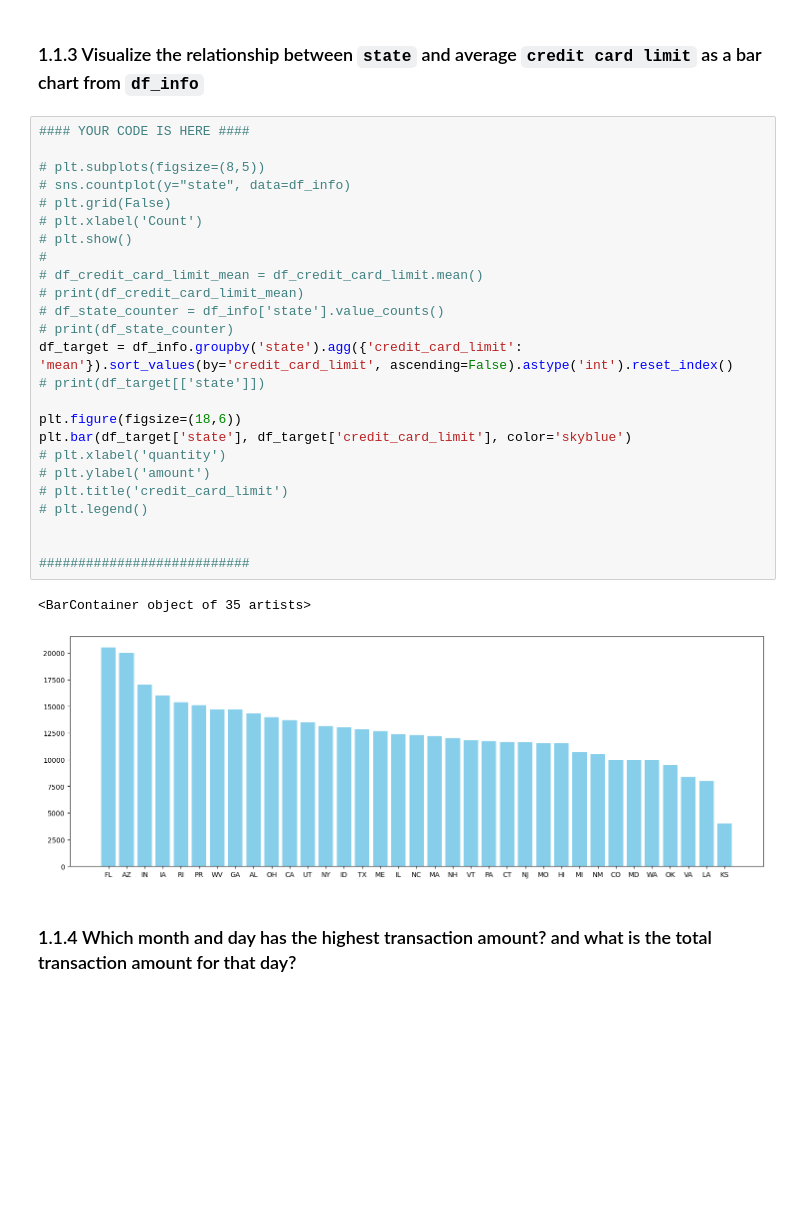
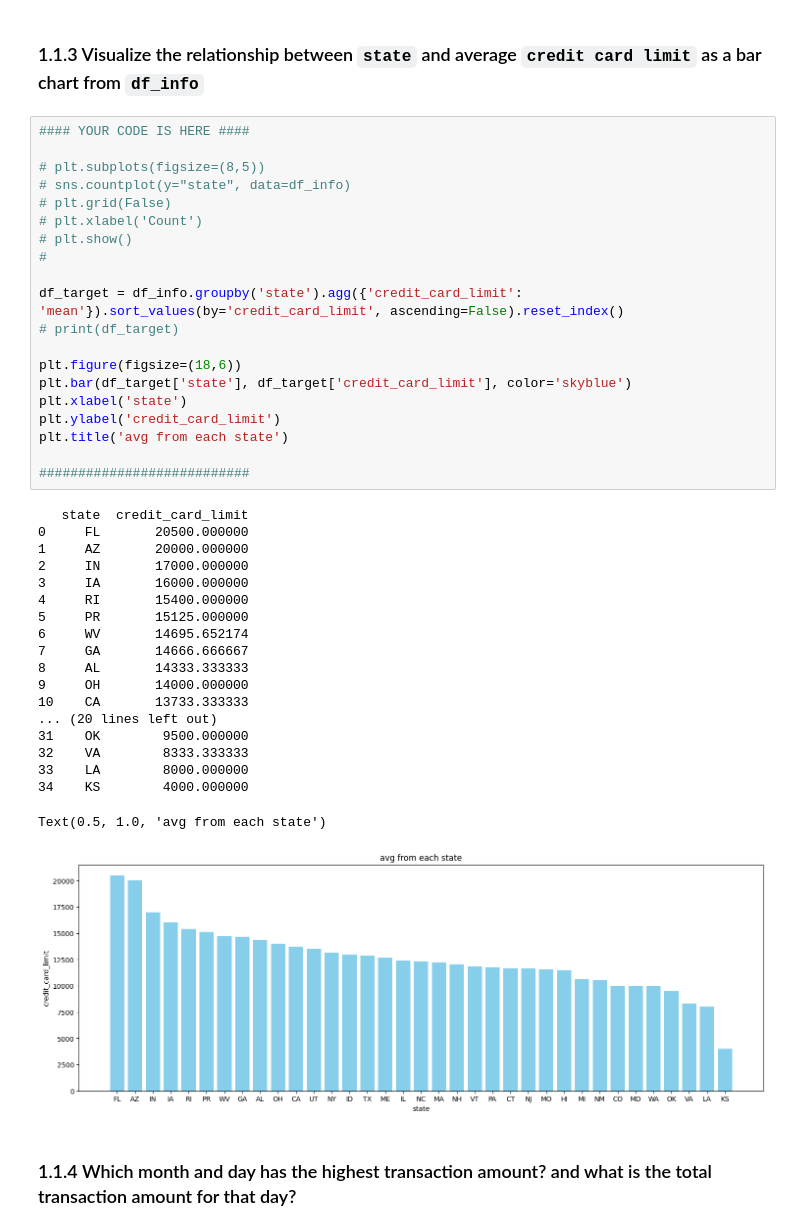
Before and after one commit to unknopu/MAD-labs, a Jupyter notebook: test_MAD_lab_module1.ipynb, the cells around one changed output. Saved outputs shown, nothing was run; the diff lists cells and outputs as text; blank space fills up the shorter version.

```diff
--- a/test_MAD_lab_module1.ipynb
+++ b/test_MAD_lab_module1.ipynb
@@ -105,31 +105,43 @@ Text(0.5, 1.0, 'credit_card_limit')
 # %%
 #### YOUR CODE IS HERE ####
 
 # plt.subplots(figsize=(8,5))
 # sns.countplot(y="state", data=df_info)
 # plt.grid(False)
 # plt.xlabel('Count')
 # plt.show()
 #
-# df_credit_card_limit_mean = df_credit_card_limit.mean()
-# print(df_credit_card_limit_mean)
-# df_state_counter = df_info['state'].value_counts()
-# print(df_state_counter)
-df_target = df_info.groupby('state').agg({'credit_card_limit': 'mean'}).sort_values(by='credit_card_limit', ascending=False).astype('int').reset_index()
-# print(df_target[['state']])
+
+df_target = df_info.groupby('state').agg({'credit_card_limit': 'mean'}).sort_values(by='credit_card_limit', ascending=False).reset_index()
+# print(df_target)
 
 plt.figure(figsize=(18,6))
 plt.bar(df_target['state'], df_target['credit_card_limit'], color='skyblue')
-# plt.xlabel('quantity')
-# plt.ylabel('amount')
-# plt.title('credit_card_limit')
-# plt.legend()
-
+plt.xlabel('state')
+plt.ylabel('credit_card_limit')
+plt.title('avg from each state')
 
 ###########################
 # %% [output]
-<BarContainer object of 35 artists>
+   state  credit_card_limit
+0     FL       20500.000000
+1     AZ       20000.000000
+2     IN       17000.000000
+3     IA       16000.000000
+4     RI       15400.000000
+5     PR       15125.000000
+6     WV       14695.652174
+7     GA       14666.666667
+8     AL       14333.333333
+9     OH       14000.000000
+10    CA       13733.333333
+... (20 lines left out)
+31    OK        9500.000000
+32    VA        8333.333333
+33    LA        8000.000000
+34    KS        4000.000000
+Text(0.5, 1.0, 'avg from each state')
-[figure, old version]
+[figure, new version]
 # %% [markdown]
 ### 1.1.4 Which month and day has the highest transaction amount? and what is the total transaction amount for that day?
 # %%
```
